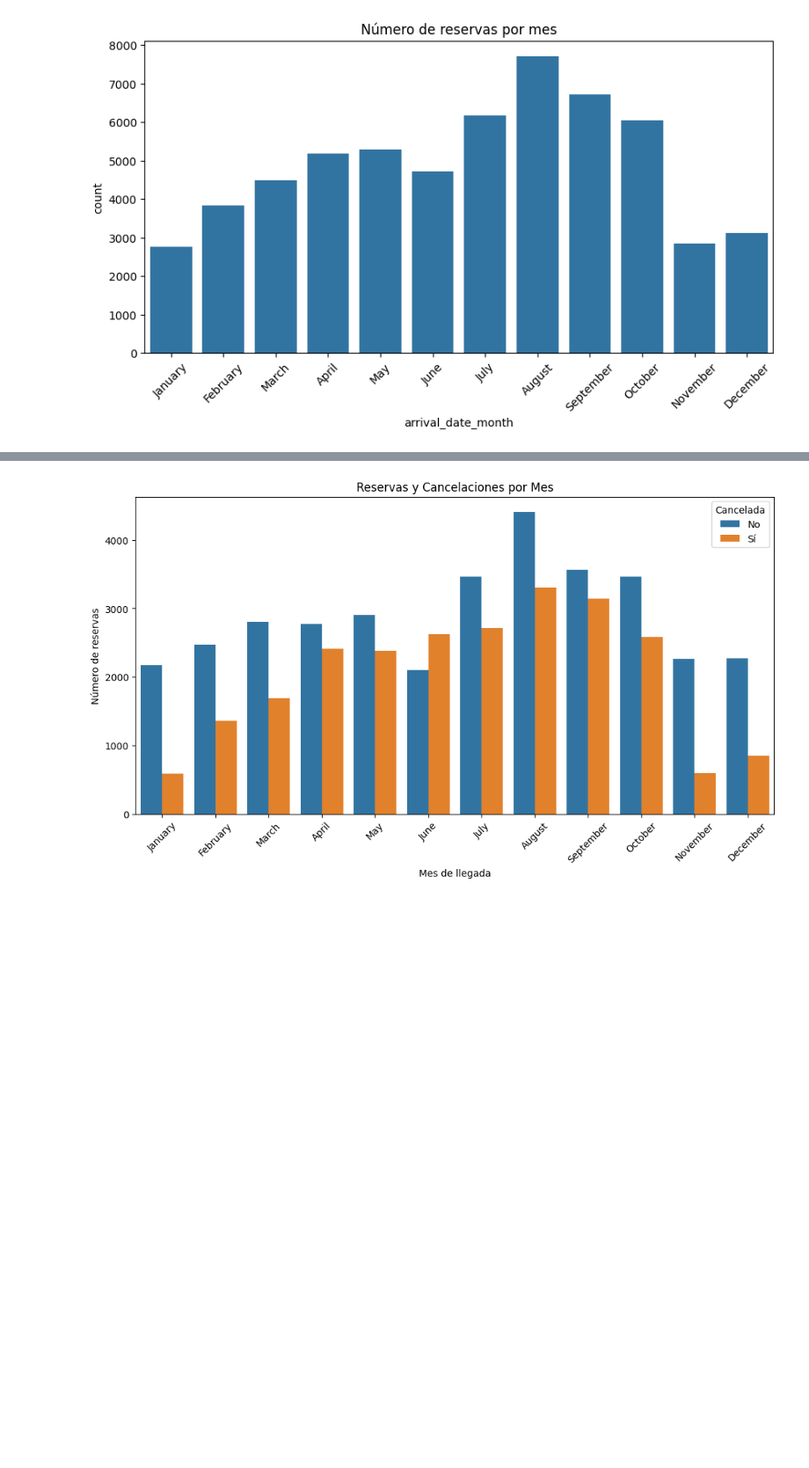
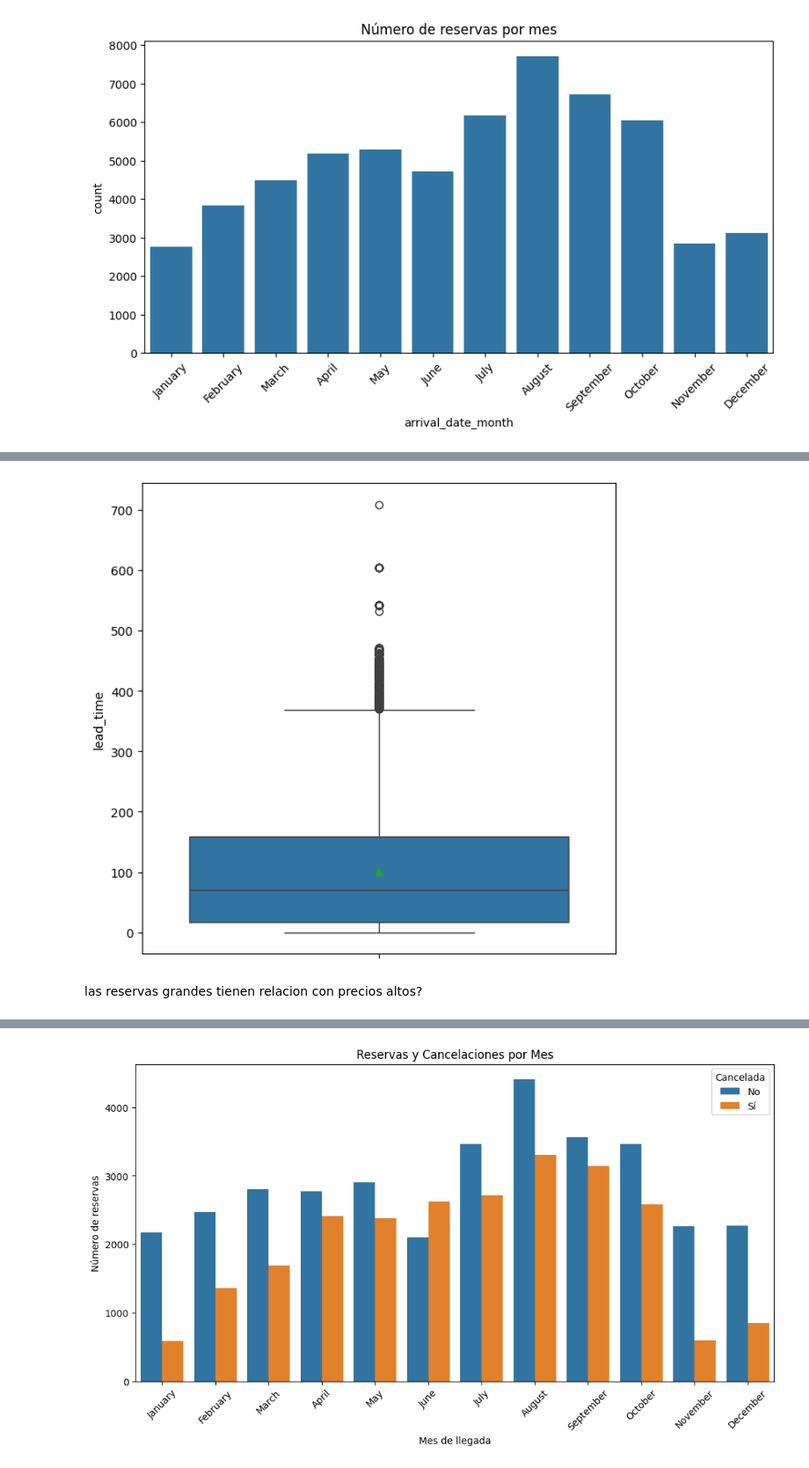
Before and after one commit to Traintain/MINE4101-Taller1, a Jupyter notebook: taller_1.ipynb, the cells around one changed output, grey strips where cells are left out. Shown at 88% size. Cells and saved outputs as stored; diff of their text form; code cells hidden in the pictures; blank space fills up the shorter version.

```diff
--- a/taller_1.ipynb
+++ b/taller_1.ipynb
@@ -109,0 +209,13 @@ plt.show()
+# %%
+# Plotting Wage by club
+plt.figure(figsize=(7, 7))
+sns.boxplot(
+    data=df,
+    y='lead_time',
+    showmeans=True
+)
+plt.show()
+# %% [output]
+[figure, added]
+# %% [markdown]
+las reservas grandes tienen relacion con precios altos?
```
Also changed, not shown: parts of 19 cells of this notebook.
